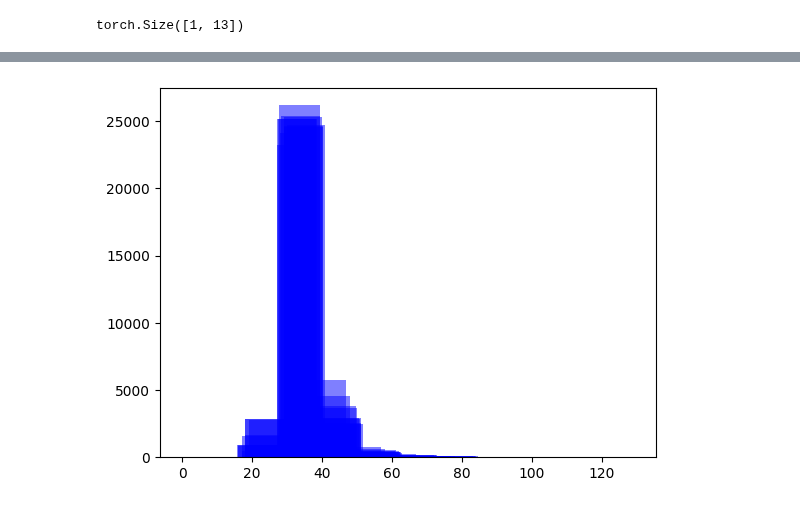
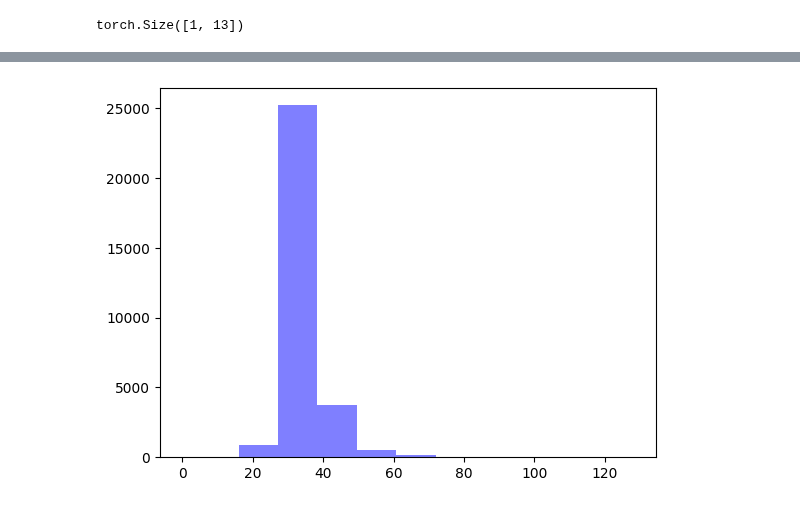
Before and after one commit to sharedw/NFL_sim, a Jupyter notebook: notebooks/train_models/rush_yard_model.ipynb, the cells around one changed output, grey strips where cells are left out. Saved outputs shown, nothing was run; the diff lists cells and outputs as text; code cells hidden in the pictures.

```diff
--- a/notebooks/train_models/rush_yard_model.ipynb
+++ b/notebooks/train_models/rush_yard_model.ipynb
@@ -338,20 +187,21 @@ Test Loss: 2.3448, Test Accuracy: 0.1504
 # %%
-def train_model(X_data, y, n_in, n_out,n_hidden=50, epochs=20, batch_size=512, model=None):
+def train_model(X, y, n_in, n_out,n_hidden=50, epochs=20, batch_size=128, model=None):
 
 	device = torch.device('cuda' if torch.cuda.is_available() else 'cpu')
 	y = torch.tensor(y,dtype=torch.long).to(device)
 	# Define the model, loss function, and optimizer
 
-	X_tensor = torch.tensor(X_data.values, dtype=torch.float32).to(device)
+	X_tensor = torch.tensor(X.values, dtype=torch.float32).to(device)
 	if not model:
 		model = masked_model(
 		n_in=n_in,
 		n_out=n_out,
 		n_hidden=n_hidden,
 		).to(device)
-	criterion = FocalLoss(gamma=2.0) # Suitable for classification
+	criterion = FocalLoss(gamma=3.0) # Suitable for classification
+	#criterion = nn.CrossEntropyLoss()
 	criterion_mse = nn.MSELoss()
-	optimizer = optim.Adam(model.parameters(), lr=0.001, weight_decay=0.1)
+	optimizer = optim.Adam(model.parameters(), lr=0.001, weight_decay=0.009)
 
 	num_samples = X_tensor.size(0)
 	indices = torch.randperm(num_samples, device=device)
@@ -370,7 +220,6 @@ def train_model(X_data, y, n_in, n_out,n_hidden=50, epochs=20, batch_size=512, m
 
 	# Training loop
 	epochs = epochs
-	batch_size = 64
 
 	for epoch in range(epochs):
 		model.train()
@@ -379,16 +228,16 @@ def train_model(X_data, y, n_in, n_out,n_hidden=50, epochs=20, batch_size=512, m
 		epoch_class_loss = 0
 
 		for i in range(0, Xtr.size(0), batch_size):
-			indices = permutation[i:i + batch_size]
-			batch_x, batch_y = Xtr[indices], train_y[indices]
+			batch_idx = permutation[i:i + batch_size]
+			batch_x, batch_y = Xtr[batch_idx], train_y[batch_idx]
 
 			optimizer.zero_grad()
 			outputs = model(batch_x)  # Shape: [batch_size, n_out]
 			probs = torch.softmax(outputs, dim=1)
 			probs_mean = (torch.arange(0,130, dtype=torch.float32).to(device) * probs).sum(1)
 			classifier_loss = criterion(outputs, batch_y)
-			mean_loss =  criterion_mse(probs_mean, batch_y.float())
-			loss = classifier_loss + mean_loss  # batch_y must be [batch_size] with class indices
+			mean_loss =  criterion_mse(probs_mean, batch_y.float()) * 1.5
+			loss = classifier_loss + mean_loss
 			loss.backward()
 			optimizer.step()
 
@@ -398,26 +247,21 @@ def train_model(X_data, y, n_in, n_out,n_hidden=50, epochs=20, batch_size=512, m
 		print(f"Epoch {epoch+1}/{epochs}, Classifier Loss: {epoch_class_loss/len(Xtr):.4f}, MSE Loss: {epoch_mean_loss/len(Xtr):.4f}")
 
 		# Evaluation on the test set
-	model.eval()
-	with torch.no_grad():
-		test_preds = model(Xtst)  # Shape: [num_samples, 100]
-		test_loss = criterion(test_preds, test_y).item()
-		accuracy = (test_preds.argmax(dim=1) == test_y).float().mean().item()
-	print(f"Test Loss: {test_loss:.4f}, Test Accuracy: {accuracy:.4f}")
+		model.eval()
+		with torch.no_grad():
+			test_preds = model(Xtst)  # Shape: [num_samples, 100]
+			test_loss = criterion(test_preds, test_y).item()
+			accuracy = (test_preds.argmax(dim=1) == test_y).float().mean().item()
+		print(f"Test Loss: {test_loss:.4f}, Test Accuracy: {accuracy:.4f}")
 
-	test_preds = F.softmax(test_preds,dim=1)[0].to('cpu')
-	samples = torch.clamp( torch.multinomial(test_preds,100,replacement=True),max=76) - 30
-	avg = round(samples.double().mean().item(), 3)
-	print(avg)
+		test_preds = F.softmax(test_preds,dim=1)[0].to('cpu')
 	plt.hist(test_preds, alpha=0.5, color='r')
 	plt.hist(test_y.to('cpu'), alpha=0.5, color='b')
 	return model
 # %%
-rush_yards_model = train_model(X,y, len(x_cols), 130, n_hidden = 512, epochs=1)
-for i in range(9):
-	rush_yards_model = train_model(X_td,y_td, len(x_cols), 130, n_hidden = 512, epochs=1, model=rush_yards_model)
-	rush_yards_model = train_model(X,y, len(x_cols), 130, n_hidden = 512, epochs=1, model=rush_yards_model)
+rush_yards_model = train_model(X,y, n_in=len(x_cols), n_out=130, n_hidden = 512, epochs=7)
 
 #Epoch 10/10, Classifier Loss: 0.0408, MSE Loss: 0.3164
 #Epoch 10/10, Classifier Loss: 0.0405, MSE Loss: 0.2760 with touchdown head thing
+#Epoch 10/10, Classifier Loss: 0.0323, MSE Loss: 0.2484 ? but this was so busted idk
 # %% [output]
@@ -441,3 +282,3 @@ Test Loss: 2.7684, Test Accuracy: 0.1532
-[figure, old version]
+[figure, new version]
 # %%
 
```
Also changed, not shown: parts of 7 cells of this notebook.
